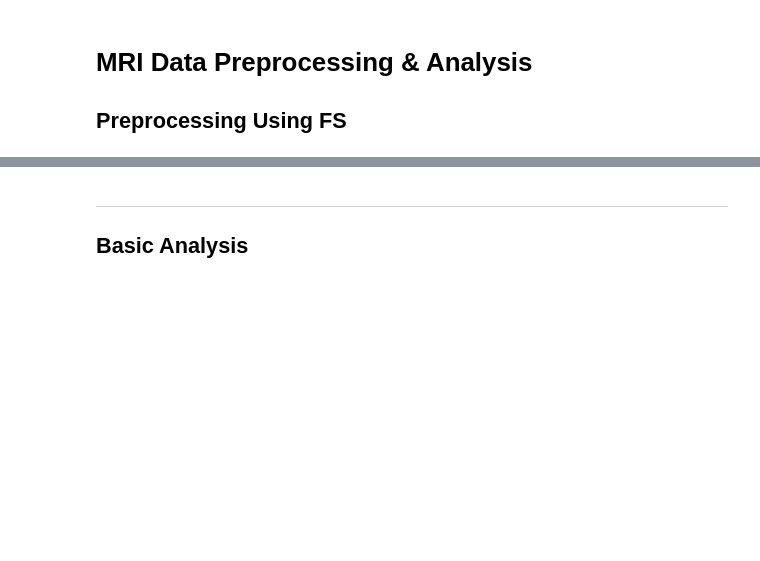
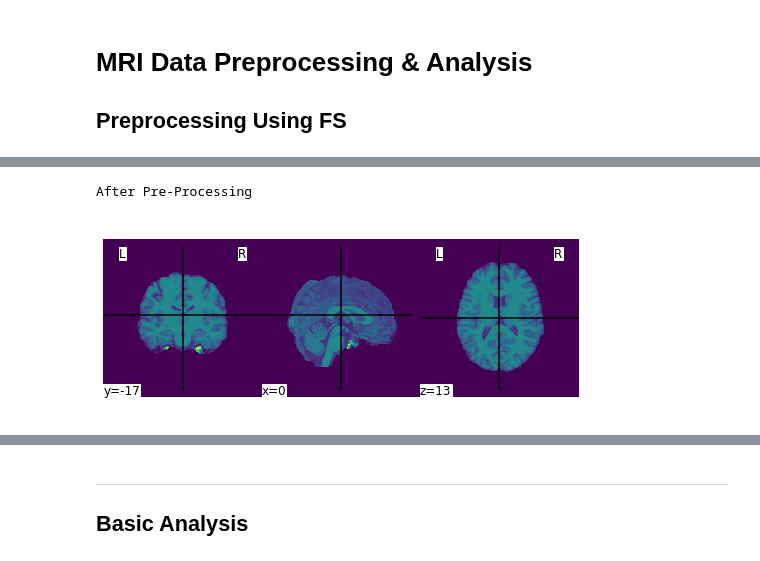
Before and after one commit to ahmedtarek-/MRI-Data-Analysis, a Jupyter notebook: Particpants Data Analysis.ipynb, the cells around one changed output, grey strips where cells are left out. Saved outputs shown, nothing was run; the diff lists cells and outputs as text; code cells hidden in the pictures; blank space fills up the shorter version.

```diff
--- a/Particpants Data Analysis.ipynb
+++ b/Particpants Data Analysis.ipynb
@@ -20,0 +24,9 @@ plt.show()
+# %%
+brain_vol = nib.load('DATA_BIDS/sub-0001/anat/sub-0001_reg_skull_neck_removed.nii')
+
+print("After Pre-Processing")
+plotting.plot_img(brain_vol)
+plt.show()
+# %% [output]
+After Pre-Processing
+[figure, added]
```
Also changed, not shown: parts of 7 cells of this notebook, 3 other files.
